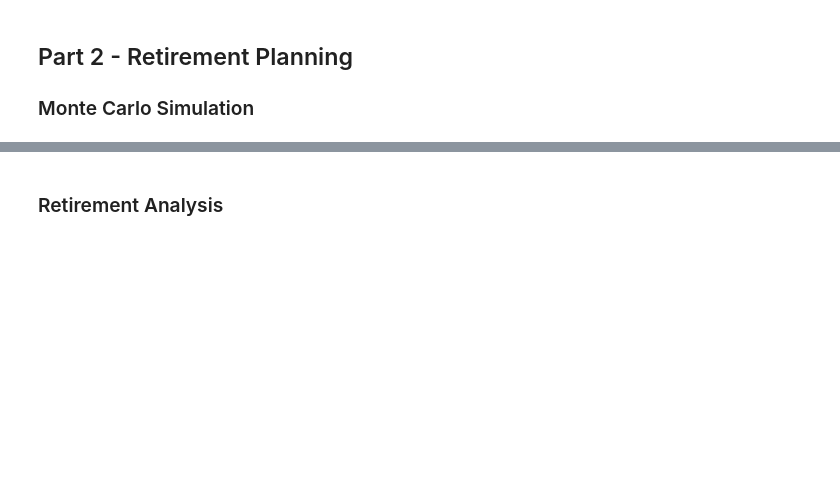
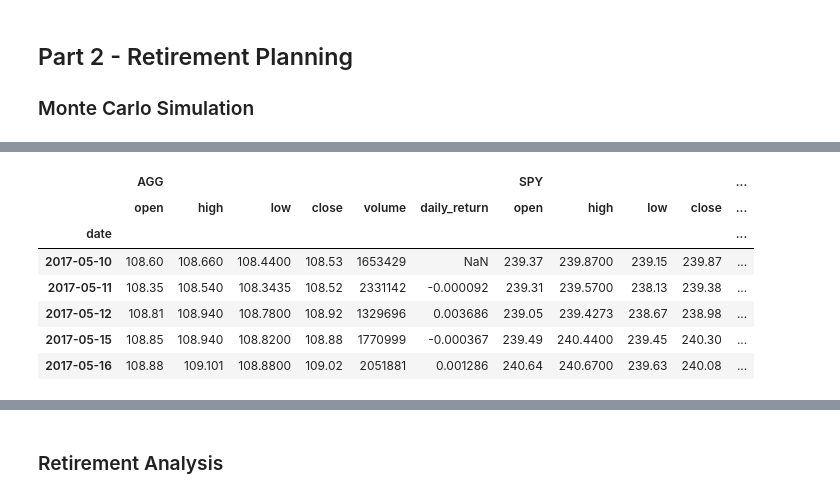
Before and after one commit to al-gladkow/Financial-Planning, a Jupyter notebook: challenge-files/financial-planner.ipynb, the cells around one changed output, grey strips where cells are left out. Drawn from its saved outputs; the diff is of its cells as text; code cells hidden in the pictures; blank space fills up the shorter version.

```diff
--- a/challenge-files/financial-planner.ipynb
+++ b/challenge-files/financial-planner.ipynb
@@ -170,5 +170,5 @@ Congratulations! You have enough money in your emergency fund.
 # %%
 # Set start and end dates of five years back from today.
 # Sample results may vary from the solution based on the time frame chosen
-start_date = pd.Timestamp('2016-05-01', tz='America/New_York').isoformat()
-end_date = pd.Timestamp('2021-05-01', tz='America/New_York').isoformat()
+start_date = pd.Timestamp('2017-05-10', tz='America/New_York').isoformat()
+end_date = pd.Timestamp('2022-05-10', tz='America/New_York').isoformat()
@@ -197,0 +222,12 @@ df_stock_data.head()
+# %%
+# Printing the simulation input data
+mc_sim.portfolio_data.head()
+# %% [output]
+|  | AGG |  |  |  |  |  | SPY |  |  |  | ... |
+|  | open | high | low | close | volume | daily_return | open | high | low | close | ... |
+| date |  |  |  |  |  |  |  |  |  |  | ... |
+| 2017-05-10 | 108.60 | 108.660 | 108.4400 | 108.53 | 1653429 | NaN | 239.37 | 239.8700 | 239.15 | 239.87 | ... |
+| 2017-05-11 | 108.35 | 108.540 | 108.3435 | 108.52 | 2331142 | -0.000092 | 239.31 | 239.5700 | 238.13 | 239.38 | ... |
+| 2017-05-12 | 108.81 | 108.940 | 108.7800 | 108.92 | 1329696 | 0.003686 | 239.05 | 239.4273 | 238.67 | 238.98 | ... |
+| 2017-05-15 | 108.85 | 108.940 | 108.8200 | 108.88 | 1770999 | -0.000367 | 239.49 | 240.4400 | 239.45 | 240.30 | ... |
+| 2017-05-16 | 108.88 | 109.101 | 108.8800 | 109.02 | 2051881 | 0.001286 | 240.64 | 240.6700 | 239.63 | 240.08 | ... |
```
Also changed, not shown: parts of 13 cells of this notebook.
